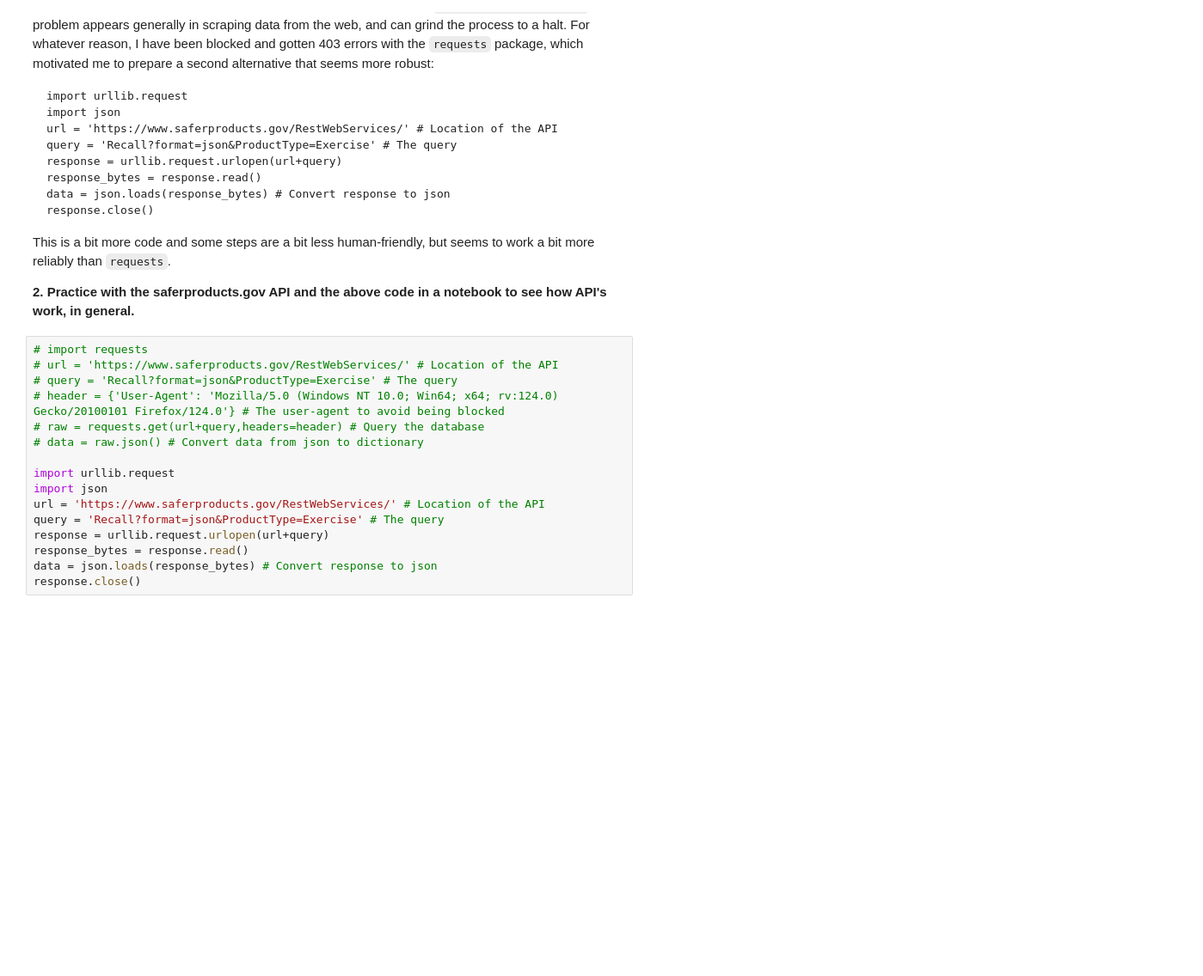
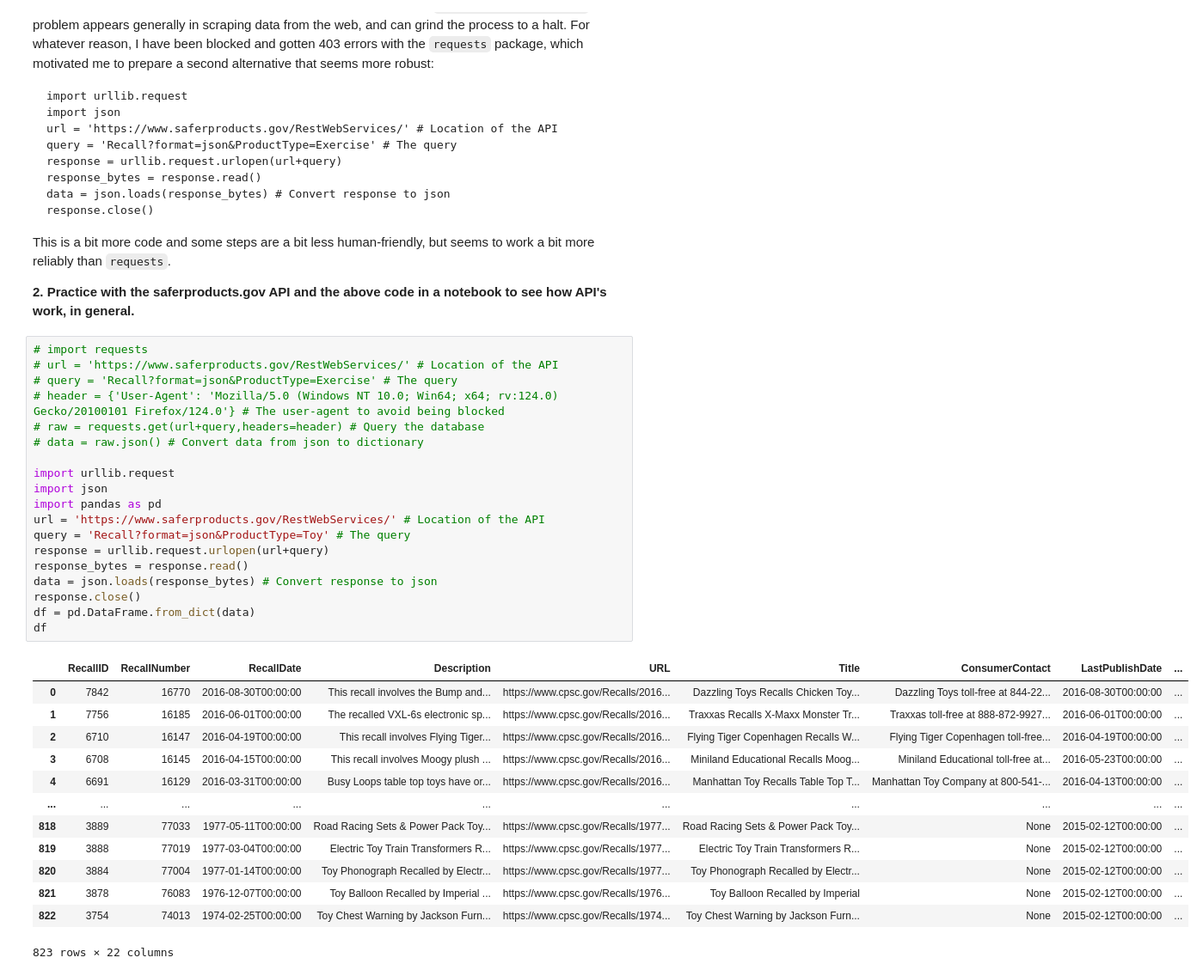
Before and after one commit to genevievepur/ds3001-labs, a Jupyter notebook: 01_api_calls/assignment_notebook.ipynb, the cells around one changed output. Shown at 86% size. Drawn from its saved outputs; the diff is of its cells as text; blank space fills up the shorter version.

```diff
--- a/01_api_calls/assignment_notebook.ipynb
+++ b/01_api_calls/assignment_notebook.ipynb
@@ -122,19 +43,36 @@ This is a bit more code and some steps are a bit less human-friendly, but seems
 # %%
 # import requests
 # url = 'https://www.saferproducts.gov/RestWebServices/' # Location of the API
 # query = 'Recall?format=json&ProductType=Exercise' # The query
 # header = {'User-Agent': 'Mozilla/5.0 (Windows NT 10.0; Win64; x64; rv:124.0) Gecko/20100101 Firefox/124.0'} # The user-agent to avoid being blocked
 # raw = requests.get(url+query,headers=header) # Query the database
 # data = raw.json() # Convert data from json to dictionary
 
 import urllib.request
 import json
+import pandas as pd
 url = 'https://www.saferproducts.gov/RestWebServices/' # Location of the API
-query = 'Recall?format=json&ProductType=Exercise' # The query
+query = 'Recall?format=json&ProductType=Toy' # The query
 response = urllib.request.urlopen(url+query)
 response_bytes = response.read()
 data = json.loads(response_bytes) # Convert response to json
 response.close()
+df = pd.DataFrame.from_dict(data)
+df
+# %% [output]
+|  | RecallID | RecallNumber | RecallDate | Description | URL | Title | ConsumerContact | LastPublishDate | ... |
+| 0 | 7842 | 16770 | 2016-08-30T00:00:00 | This recall involves the Bump and... | https://www.cpsc.gov/Recalls/2016... | Dazzling Toys Recalls Chicken Toy... | Dazzling Toys toll-free at 844-22... | 2016-08-30T00:00:00 | ... |
+| 1 | 7756 | 16185 | 2016-06-01T00:00:00 | The recalled VXL-6s electronic sp... | https://www.cpsc.gov/Recalls/2016... | Traxxas Recalls X-Maxx Monster Tr... | Traxxas toll-free at 888-872-9927... | 2016-06-01T00:00:00 | ... |
+| 2 | 6710 | 16147 | 2016-04-19T00:00:00 | This recall involves Flying Tiger... | https://www.cpsc.gov/Recalls/2016... | Flying Tiger Copenhagen Recalls W... | Flying Tiger Copenhagen toll-free... | 2016-04-19T00:00:00 | ... |
+| 3 | 6708 | 16145 | 2016-04-15T00:00:00 | This recall involves Moogy plush ... | https://www.cpsc.gov/Recalls/2016... | Miniland Educational Recalls Moog... | Miniland Educational toll-free at... | 2016-05-23T00:00:00 | ... |
+| 4 | 6691 | 16129 | 2016-03-31T00:00:00 | Busy Loops table top toys have or... | https://www.cpsc.gov/Recalls/2016... | Manhattan Toy Recalls Table Top T... | Manhattan Toy Company at 800-541-... | 2016-04-13T00:00:00 | ... |
+| ... | ... | ... | ... | ... | ... | ... | ... | ... | ... |
+| 818 | 3889 | 77033 | 1977-05-11T00:00:00 | Road Racing Sets & Power Pack Toy... | https://www.cpsc.gov/Recalls/1977... | Road Racing Sets & Power Pack Toy... | None | 2015-02-12T00:00:00 | ... |
+| 819 | 3888 | 77019 | 1977-03-04T00:00:00 | Electric Toy Train Transformers R... | https://www.cpsc.gov/Recalls/1977... | Electric Toy Train Transformers R... | None | 2015-02-12T00:00:00 | ... |
+| 820 | 3884 | 77004 | 1977-01-14T00:00:00 | Toy Phonograph Recalled by Electr... | https://www.cpsc.gov/Recalls/1977... | Toy Phonograph Recalled by Electr... | None | 2015-02-12T00:00:00 | ... |
+| 821 | 3878 | 76083 | 1976-12-07T00:00:00 | Toy Balloon Recalled by Imperial ... | https://www.cpsc.gov/Recalls/1976... | Toy Balloon Recalled by Imperial | None | 2015-02-12T00:00:00 | ... |
+| 822 | 3754 | 74013 | 1974-02-25T00:00:00 | Toy Chest Warning by Jackson Furn... | https://www.cpsc.gov/Recalls/1974... | Toy Chest Warning by Jackson Furn... | None | 2015-02-12T00:00:00 | ... |
+823 rows × 22 columns
 # %% [markdown]
 ## Wrangling the Data
 
```
Also changed, not shown: parts of 14 cells of this notebook.
